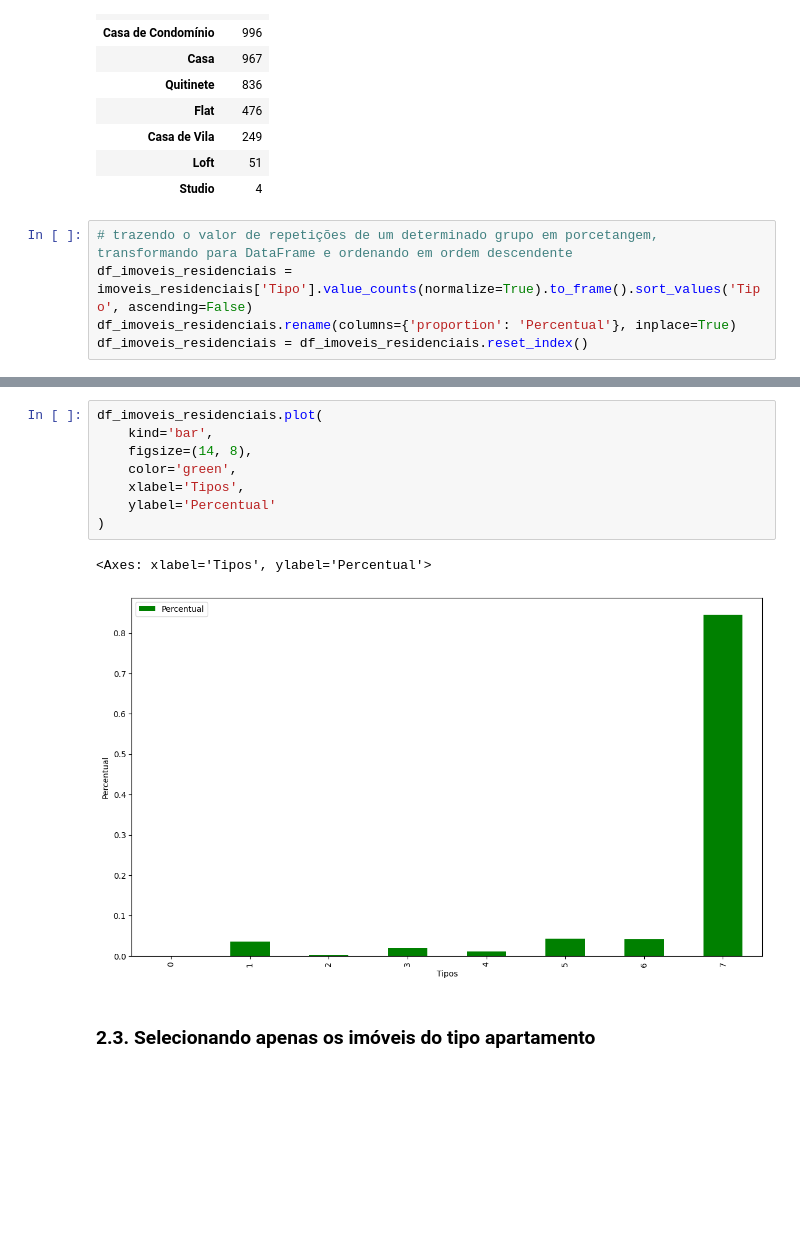
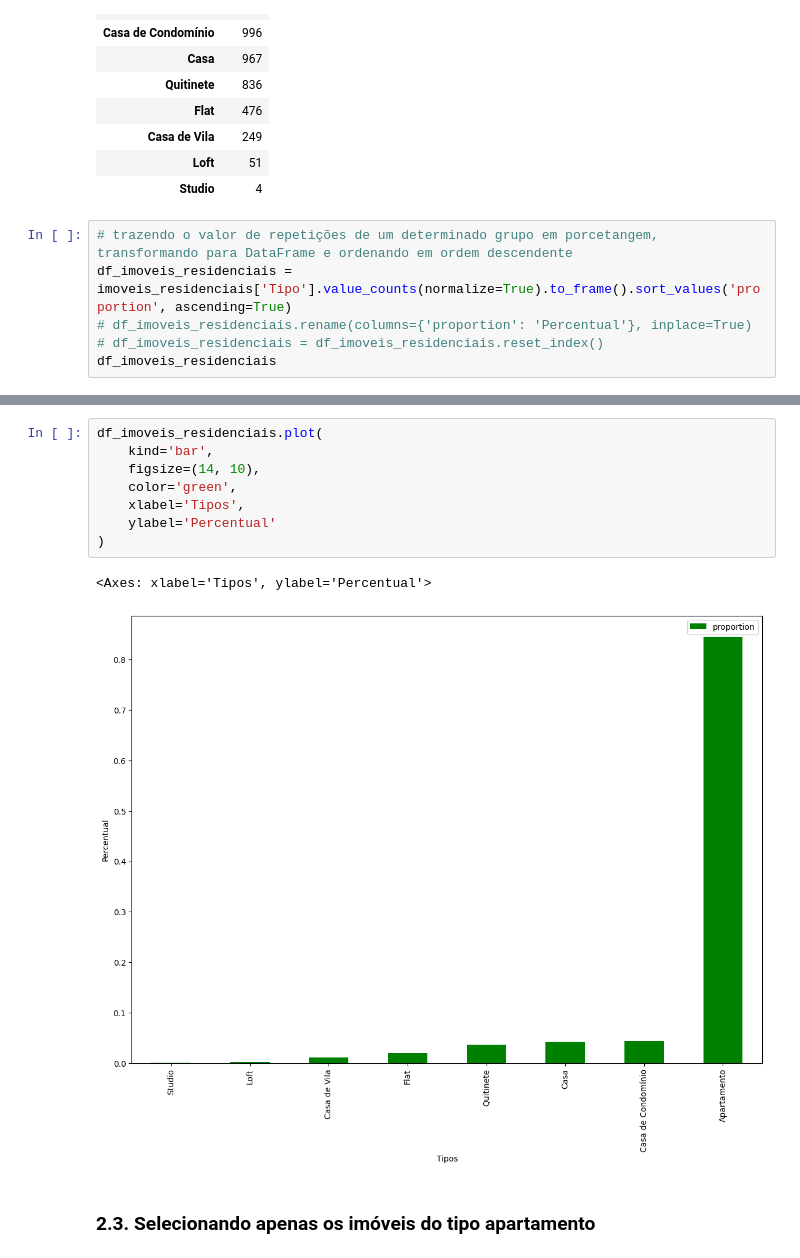
Before and after one commit to KaelDucatti/estudos-ds, a Jupyter notebook: python_for_ds/04_pandas_start/notebook_inicial.ipynb, the cells around one changed output, grey strips where cells are left out. Cells and saved outputs as stored; diff of their text form; blank space fills up the shorter version.

```diff
--- a/python_for_ds/04_pandas_start/notebook_inicial.ipynb
+++ b/python_for_ds/04_pandas_start/notebook_inicial.ipynb
@@ -312,6 +312,7 @@ imoveis_residenciais[['Tipo']].value_counts().to_frame()
 | Studio | 4 |
 # %%
 # trazendo o valor de repetições de um determinado grupo em porcetangem, transformando para DataFrame e ordenando em ordem descendente
-df_imoveis_residenciais = imoveis_residenciais['Tipo'].value_counts(normalize=True).to_frame().sort_values('Tipo', ascending=False)
-df_imoveis_residenciais.rename(columns={'proportion': 'Percentual'}, inplace=True)
-df_imoveis_residenciais = df_imoveis_residenciais.reset_index()
+df_imoveis_residenciais = imoveis_residenciais['Tipo'].value_counts(normalize=True).to_frame().sort_values('proportion', ascending=True)
+# df_imoveis_residenciais.rename(columns={'proportion': 'Percentual'}, inplace=True)
+# df_imoveis_residenciais = df_imoveis_residenciais.reset_index()
+df_imoveis_residenciais
@@ -318,14 +330,14 @@ df_imoveis_residenciais = df_imoveis_residenciais.reset_index()
 # %%
 df_imoveis_residenciais.plot(
     kind='bar',
-    figsize=(14, 8),
+    figsize=(14, 10),
     color='green',
     xlabel='Tipos',
     ylabel='Percentual'
 )
 # %% [output]
 <Axes: xlabel='Tipos', ylabel='Percentual'>
-[figure, old version]
+[figure, new version]
 # %% [markdown]
 ### 2.3. Selecionando apenas os imóveis do tipo apartamento
 # %%
```
Also changed, not shown: parts of 1 cell of this notebook.
